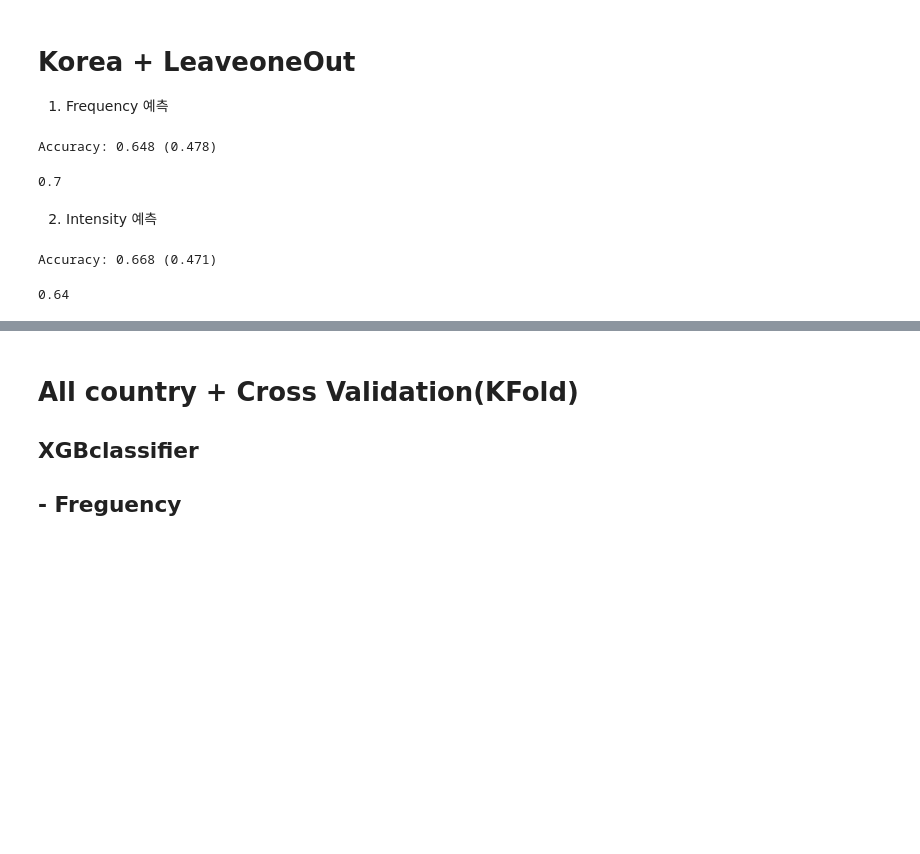
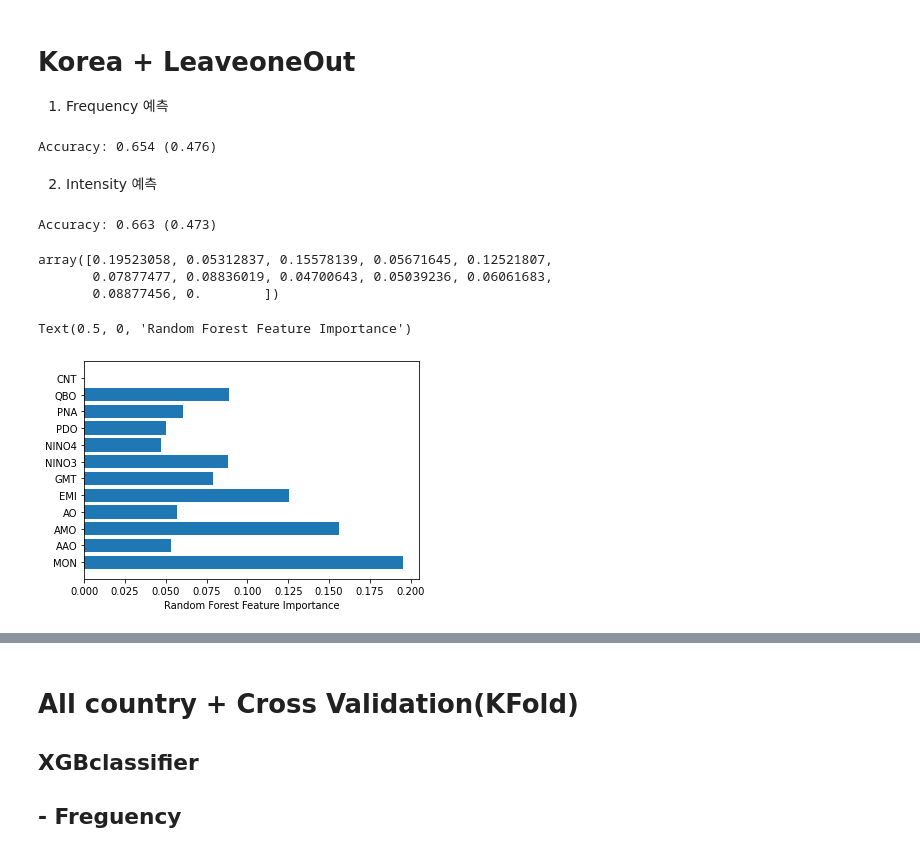
Before and after one commit to tigerjk726/Bumjoong, a Jupyter notebook: Typhoon_modeling(added_other_country)_20221127_6~11.ipynb, the cells around one changed output, grey strips where cells are left out. Cells and saved outputs as stored; diff of their text form; code cells hidden in the pictures; blank space fills up the shorter version.

```diff
--- a/Typhoon_modeling(added_other_country)_20221127_6~11.ipynb
+++ b/Typhoon_modeling(added_other_country)_20221127_6~11.ipynb
@@ -206,55 +206,52 @@ warnings.filterwarnings("ignore")
 from sklearn.model_selection import train_test_split
 from sklearn.metrics import mean_squared_error
 
-x_train, x_test, y_train, y_test = train_test_split(X_korea, Y_korea1, test_size=0.2)
 
 cv = LeaveOneOut()
 
 model = RandomForestClassifier(random_state=1)
-model.fit(x_train,y_train)
+model.fit(X_korea,Y_korea1)
 
 # evaluate model
-scores = cross_val_score(model, x_train, y_train, scoring='accuracy', cv=cv, n_jobs=-1)
+scores = cross_val_score(model, X_korea, Y_korea1, scoring='accuracy', cv=cv, n_jobs=-1)
 
 from numpy import mean
 from numpy import std
 # report performance
 print('Accuracy: %.3f (%.3f)' % (mean(scores), std(scores)))
 # %% [output]
-Accuracy: 0.648 (0.478)
+Accuracy: 0.654 (0.476)
-# %%
-prediction = model.predict(x_test)
-
-scores = accuracy_score(y_test,prediction)
-scores
-# %% [output]
-0.7
 # %% [markdown]
 2. Intensity 예측
 # %%
 from sklearn.model_selection import train_test_split
 from sklearn.metrics import mean_squared_error
 
-x_train, x_test, y_train, y_test = train_test_split(X_korea, Y_korea2, test_size=0.2)
-
-cv = LeaveOneOut()
 
 model2 = RandomForestClassifier(random_state=1)
-model2.fit(x_train,y_train)
+model2.fit(X_korea,Y_korea2)
 
 # evaluate model
-scores = cross_val_score(model2, x_train, y_train, scoring='accuracy', cv=cv, n_jobs=-1)
+scores = cross_val_score(model2, X_korea, Y_korea2, scoring='accuracy', cv=cv, n_jobs=-1)
 
 from numpy import mean
 from numpy import std
 # report performance
 print('Accuracy: %.3f (%.3f)' % (mean(scores), std(scores)))
 # %% [output]
-Accuracy: 0.668 (0.471)
+Accuracy: 0.663 (0.473)
-# %%
-prediction = model2.predict(x_test)
-
-scores = accuracy_score(y_test,prediction)
-scores
-# %% [output]
-0.64
+# %%
+rf = RandomForestRegressor(n_estimators=100)
+rf.fit(X_korea, Y_korea1)
+rf.feature_importances_
+# %% [output]
+array([0.19523058, 0.05312837, 0.15578139, 0.05671645, 0.12521807,
+       0.07877477, 0.08836019, 0.04700643, 0.05039236, 0.06061683,
+       0.08877456, 0.        ])
+# %%
+feature_cols = X_korea.columns[:]
+plt.barh(feature_cols, rf.feature_importances_)
+plt.xlabel("Random Forest Feature Importance")
+# %% [output]
+Text(0.5, 0, 'Random Forest Feature Importance')
+[figure, added]
```
Also changed, not shown: parts of 7 cells of this notebook.
